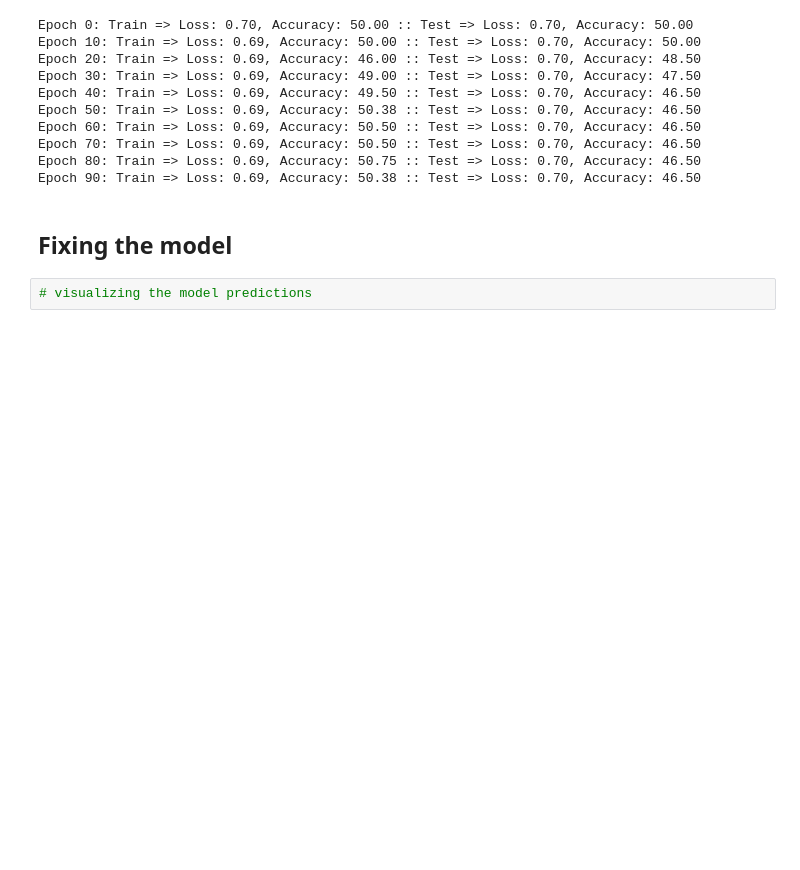
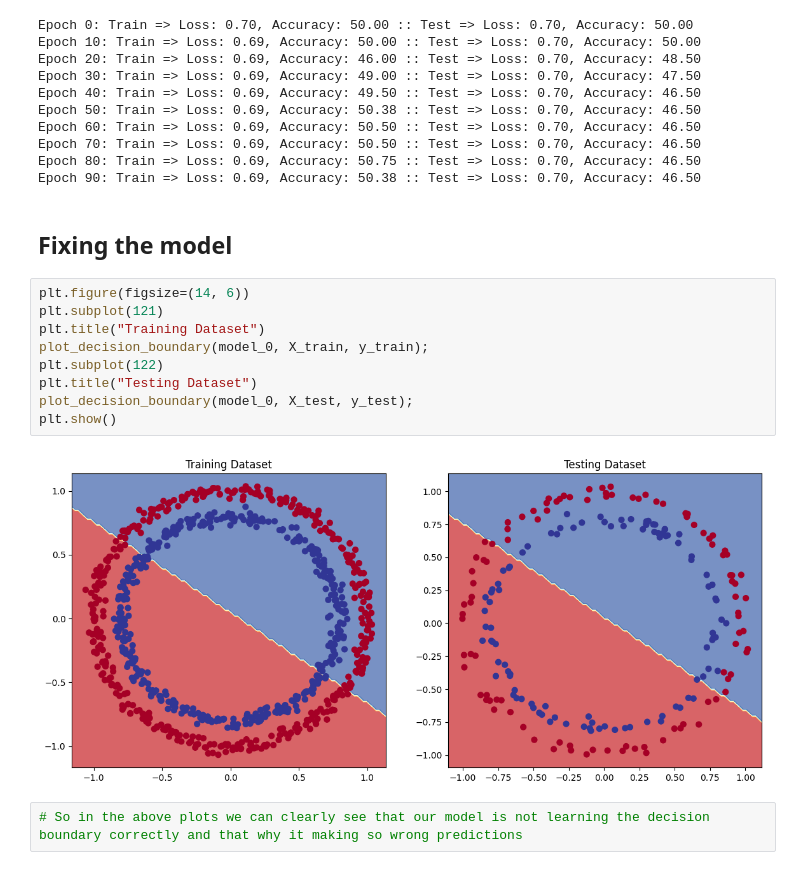
Before and after one commit to shushankai/pytroch-deep-learning, a Jupyter notebook: classification.ipynb, the cells around one changed output. Drawn from its saved outputs; the diff is of its cells as text; blank space fills up the shorter version.

```diff
--- a/classification.ipynb
+++ b/classification.ipynb
@@ -392,4 +392,15 @@ Epoch 90: Train => Loss: 0.69, Accuracy: 50.38 :: Test => Loss: 0.70, Accuracy:
 # %% [markdown]
 ## Fixing the model
 # %%
-# visualizing the model predictions
+plt.figure(figsize=(14, 6))
+plt.subplot(121)
+plt.title("Training Dataset")
+plot_decision_boundary(model_0, X_train, y_train);
+plt.subplot(122)
+plt.title("Testing Dataset")
+plot_decision_boundary(model_0, X_test, y_test);
+plt.show()
+# %% [output]
+[figure, added]
+# %%
+# So in the above plots we can clearly see that our model is not learning the decision boundary correctly and that why it making so wrong predictions
```
